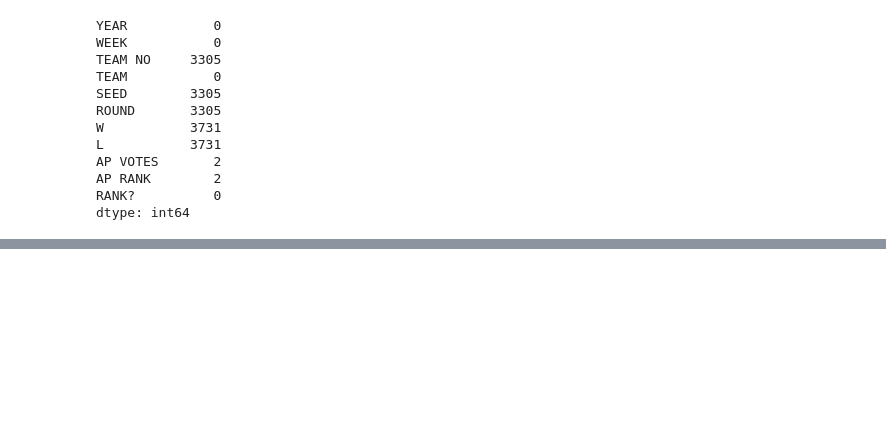
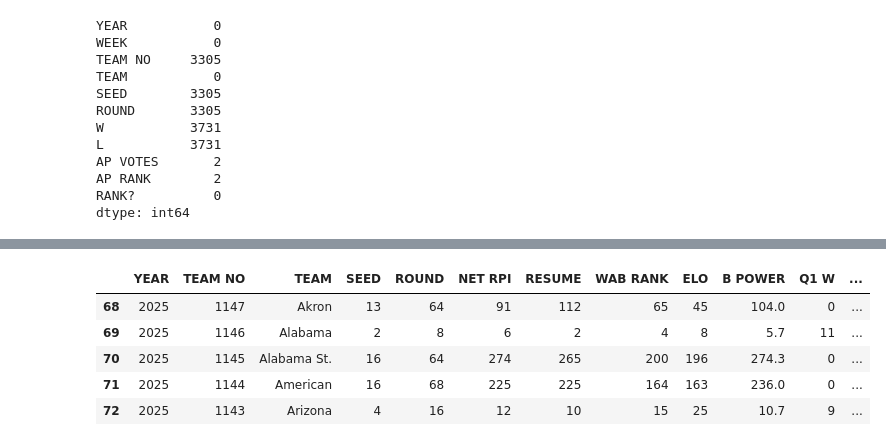
Before and after one commit to jstebick16-cloud/Stebick-Scores, a Jupyter notebook: finalcapstone.ipynb, the cells around one changed output, grey strips where cells are left out. Cells and saved outputs as stored; diff of their text form; code cells hidden in the pictures; blank space fills up the shorter version.

```diff
--- a/finalcapstone.ipynb
+++ b/finalcapstone.ipynb
@@ -578,0 +820,2 @@ dtype: int64
+# %%
+clean_resumes = resumes[resumes['YEAR'].between(2010, 2025)]
@@ -578,0 +827,9 @@ dtype: int64
+# %%
+clean_resumes.head()
+# %% [output]
+|  | YEAR | TEAM NO | TEAM | SEED | ROUND | NET RPI | RESUME | WAB RANK | ELO | B POWER | Q1 W | ... |
+| 68 | 2025 | 1147 | Akron | 13 | 64 | 91 | 112 | 65 | 45 | 104.0 | 0 | ... |
+| 69 | 2025 | 1146 | Alabama | 2 | 8 | 6 | 2 | 4 | 8 | 5.7 | 11 | ... |
+| 70 | 2025 | 1145 | Alabama St. | 16 | 64 | 274 | 265 | 200 | 196 | 274.3 | 0 | ... |
+| 71 | 2025 | 1144 | American | 16 | 68 | 225 | 225 | 164 | 163 | 236.0 | 0 | ... |
+| 72 | 2025 | 1143 | Arizona | 4 | 16 | 12 | 10 | 15 | 25 | 10.7 | 9 | ... |
```
Also changed, not shown: parts of 58 cells of this notebook.
